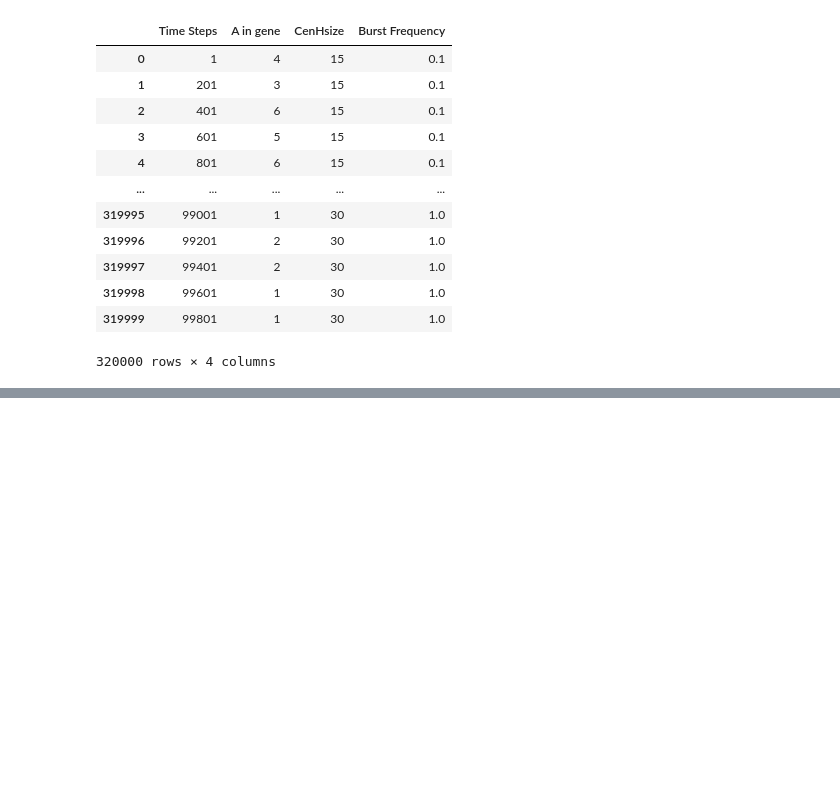
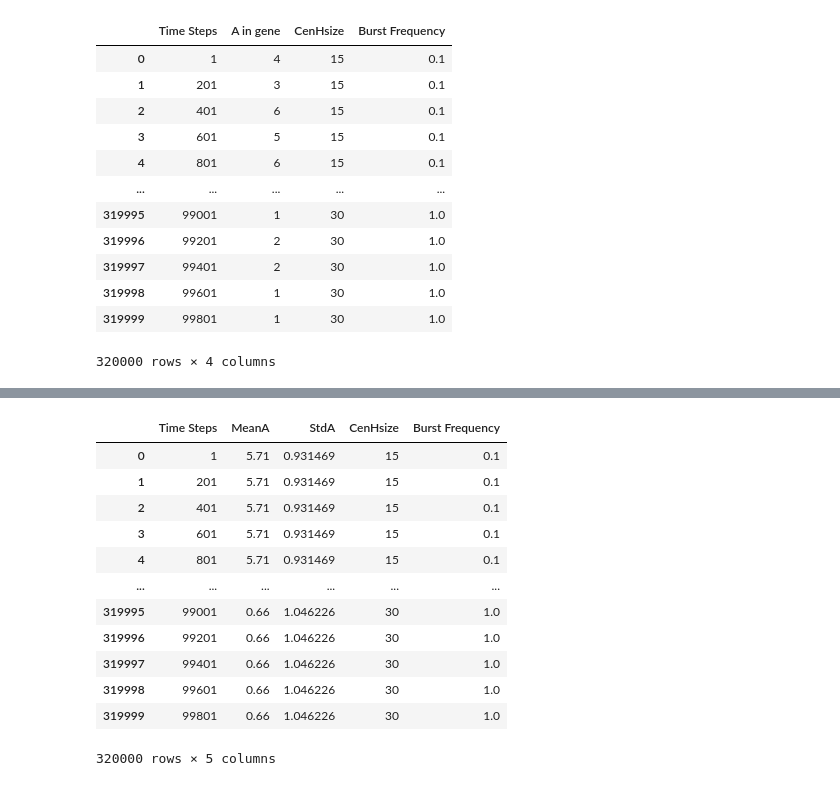
Before and after one commit to Adrien-Berard/InternshipKU, a Jupyter notebook: ModellingChromatine/read_scan_cenH.ipynb, the cells around one changed output, grey strips where cells are left out. Drawn from its saved outputs; the diff is of its cells as text; code cells hidden in the pictures; blank space fills up the shorter version.

```diff
--- a/ModellingChromatine/read_scan_cenH.ipynb
+++ b/ModellingChromatine/read_scan_cenH.ipynb
@@ -74,0 +48,16 @@ plt.show()
+# %%
+df.drop("A in gene",axis = 1)
+# %% [output]
+|  | Time Steps | MeanA | StdA | CenHsize | Burst Frequency |
+| 0 | 1 | 5.71 | 0.931469 | 15 | 0.1 |
+| 1 | 201 | 5.71 | 0.931469 | 15 | 0.1 |
+| 2 | 401 | 5.71 | 0.931469 | 15 | 0.1 |
+| 3 | 601 | 5.71 | 0.931469 | 15 | 0.1 |
+| 4 | 801 | 5.71 | 0.931469 | 15 | 0.1 |
+| ... | ... | ... | ... | ... | ... |
+| 319995 | 99001 | 0.66 | 1.046226 | 30 | 1.0 |
+| 319996 | 99201 | 0.66 | 1.046226 | 30 | 1.0 |
+| 319997 | 99401 | 0.66 | 1.046226 | 30 | 1.0 |
+| 319998 | 99601 | 0.66 | 1.046226 | 30 | 1.0 |
+| 319999 | 99801 | 0.66 | 1.046226 | 30 | 1.0 |
+320000 rows × 5 columns
```
Also changed, not shown: parts of 12 cells of this notebook, 2 other files.
